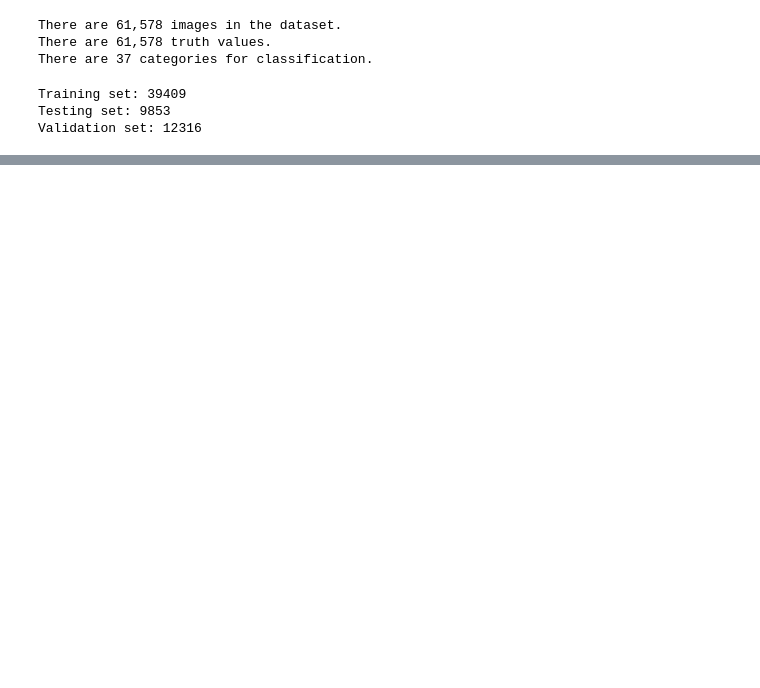
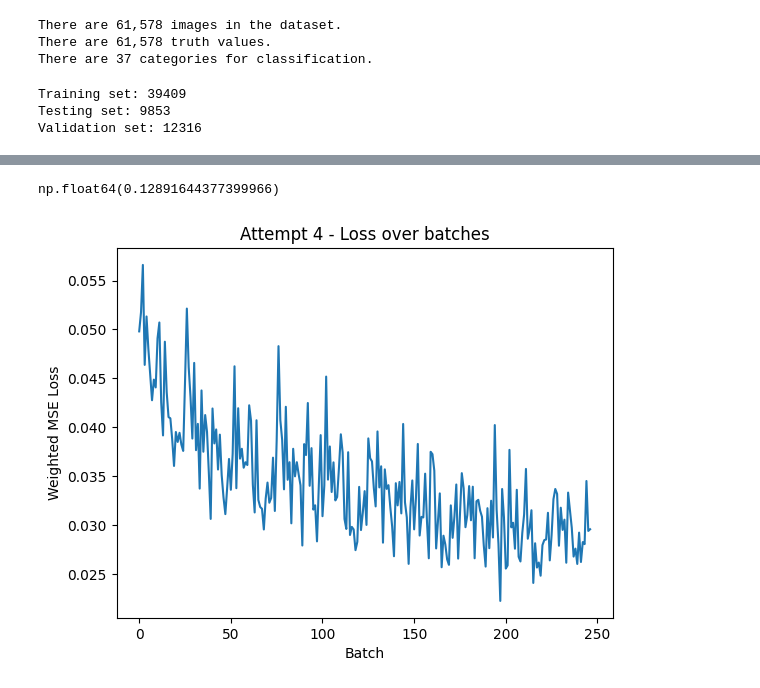
Before and after one commit to Julian-L-Avila/Modell-Physik-2025-1, a Jupyter notebook: Convolutional_neural_networks/galaxy_zoo_cnn.ipynb, the cells around one changed output, grey strips where cells are left out. Cells and saved outputs as stored; diff of their text form; code cells hidden in the pictures; blank space fills up the shorter version.

```diff
--- a/Convolutional_neural_networks/galaxy_zoo_cnn.ipynb
+++ b/Convolutional_neural_networks/galaxy_zoo_cnn.ipynb
@@ -361,7 +379,7 @@ pool_kernel = 2
 padding = int(kernel/2)
 stride = 1
 
-c1_in = 1
+c1_in = 3
 c1_out = 8
 c1_pooled_width = get_output_width(in_width, pool_kernel, padding, pool_kernel)
 
@@ -405,7 +423,7 @@ class Net(nn.Module):
         # feed each layer into the next
         x = self.pool(F.relu(self.conv1(x))) # first convolution
         x = self.pool(F.relu(self.conv2(x))) # second convolution
-        x = x.view(x.size()[0],-1) # flatten output for fully connected layer
+        x = x.reshape(x.size()[0],-1) # flatten output for fully connected layer
         x = F.relu(self.fc1(x)) # Linear equation wrapped in activation function
         x = F.relu(self.fc2(x))
         x = self.fc3(x) # The output layer
@@ -478,0 +502,26 @@ save(optimizer, 'optim_4.p')
+# %%
+datagen = torch_batches(X_test,
+                    y_test,
+                    path=DIR_64_WIDE,
+                    batch_size=1000)
+
+pred = np.empty((0,len(classes)), float)
+
+for images, targets, pics in datagen:
+    outputs = net(images)
+    pred = np.append(pred, outputs.detach().numpy(), axis=0)
+
+RMSE(y_test, pred)
+# %% [output]
+np.float64(0.12891644377399966)
+# %%
+import matplotlib.pyplot as plt
+title = "Attempt 4 - Loss over batches"
+plt.title(title)
+plt.xlabel('Batch')
+plt.ylabel('Weighted MSE Loss')
+plt.plot([error[2] for error in loss_history[3:]])
+plt.savefig(FIGS + title +'.png')
+plt.show()
+# %% [output]
+[figure, added]
```
Also changed, not shown: parts of 5 cells of this notebook.
